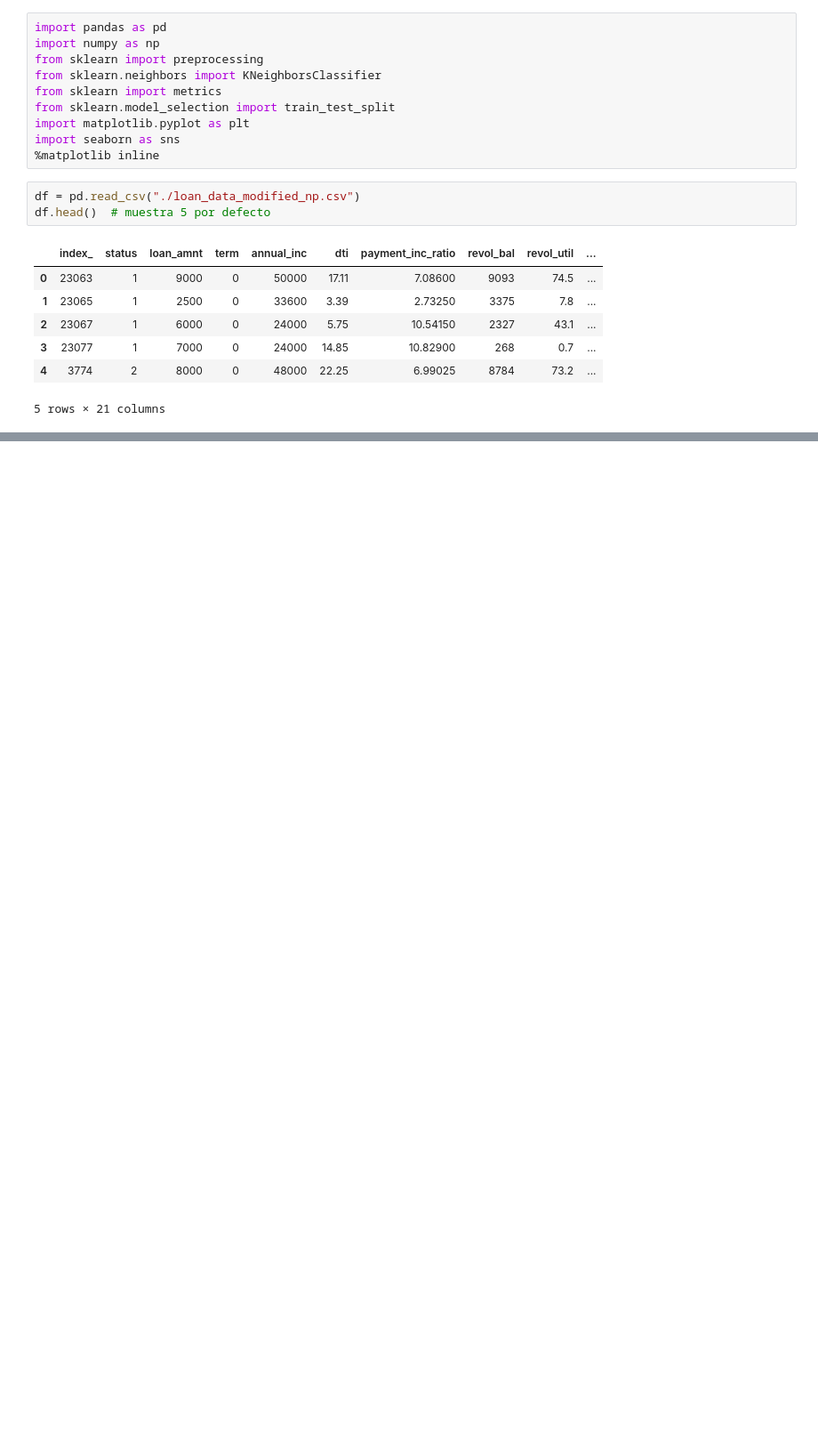
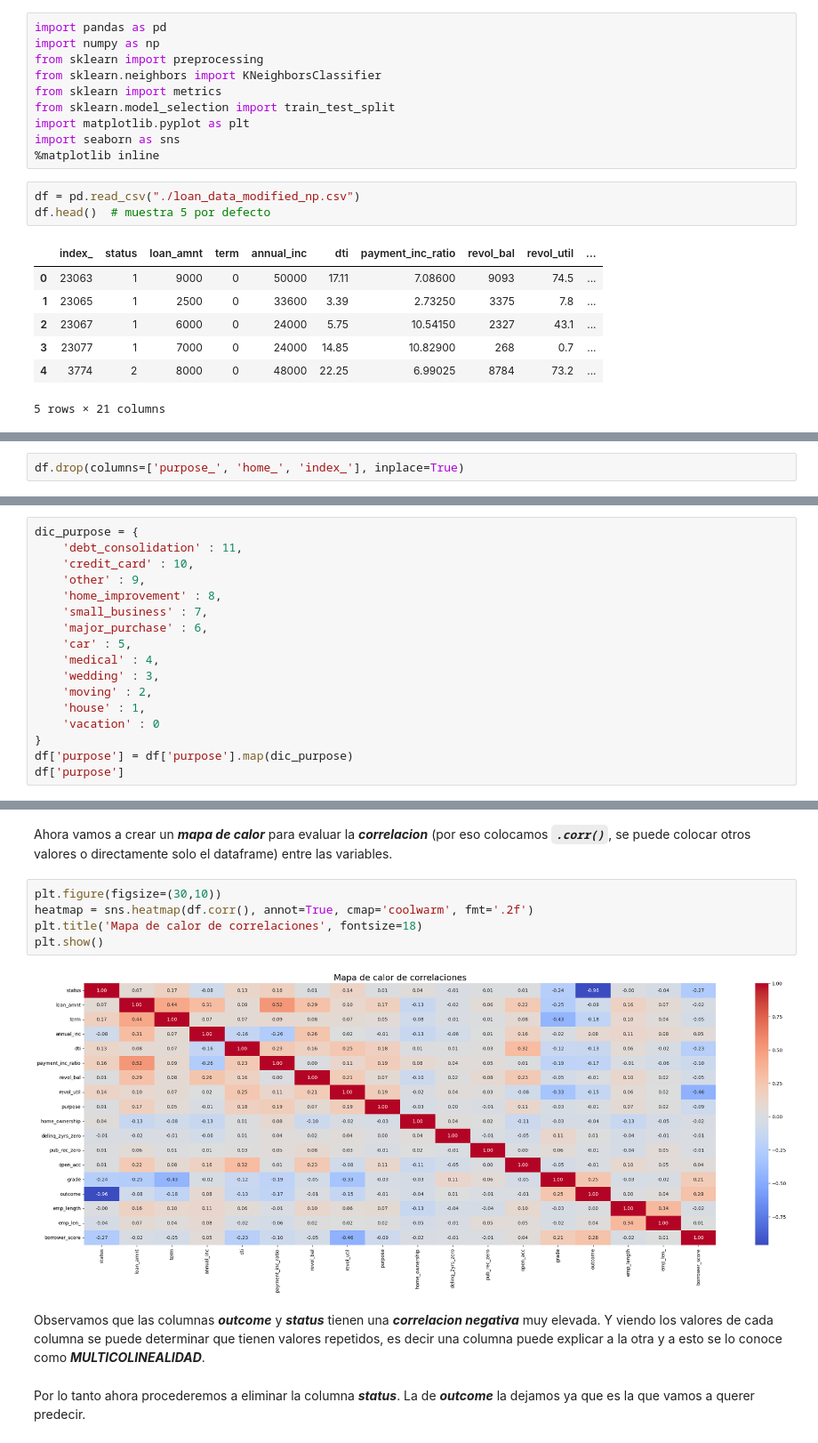
Before and after one commit to MPC139/AI, a Jupyter notebook: Machine Learning with Python/Classification/KNN/KNN_practice_np.ipynb, the cells around one changed output, grey strips where cells are left out. Shown at 89% size. Saved outputs shown, nothing was run; the diff lists cells and outputs as text; blank space fills up the shorter version.

```diff
--- a/Machine Learning with Python/Classification/KNN/KNN_practice_np.ipynb
+++ b/Machine Learning with Python/Classification/KNN/KNN_practice_np.ipynb
@@ -47,0 +68,2 @@ df.head()  # muestra 5 por defecto
+# %%
+df.drop(columns=['purpose_', 'home_', 'index_'], inplace=True)
@@ -47,0 +105,17 @@ df.head()  # muestra 5 por defecto
+# %%
+dic_purpose = {
+    'debt_consolidation' : 11,
+    'credit_card' : 10,
+    'other' : 9,
+    'home_improvement' : 8,
+    'small_business' : 7,
+    'major_purchase' : 6,
+    'car' : 5,
+    'medical' : 4,
+    'wedding' : 3,
+    'moving' : 2,
+    'house' : 1,
+    'vacation' : 0
+}
+df['purpose'] = df['purpose'].map(dic_purpose)
+df['purpose']
@@ -47,0 +135,13 @@ df.head()  # muestra 5 por defecto
+# %% [markdown]
+Ahora vamos a crear un ***mapa de calor*** para evaluar la ***correlacion*** (por eso colocamos ***`.corr()`***, se puede colocar otros valores o directamente solo el dataframe) entre las variables.
+# %%
+plt.figure(figsize=(30,10))
+heatmap = sns.heatmap(df.corr(), annot=True, cmap='coolwarm', fmt='.2f')
+plt.title('Mapa de calor de correlaciones', fontsize=18)
+plt.show()
+# %% [output]
+[figure, added]
+# %% [markdown]
+Observamos que las columnas ***outcome*** y ***status*** tienen una ***correlacion negativa*** muy elevada. Y viendo los valores de cada columna se puede determinar que tienen valores repetidos, es decir una columna puede explicar a la otra y a esto se lo conoce como ***MULTICOLINEALIDAD***.
+# %% [markdown]
+Por lo tanto ahora procederemos a eliminar la columna ***status***. La de ***outcome*** la dejamos ya que es la que vamos a querer predecir.
```
Also changed, not shown: parts of 26 cells of this notebook.
